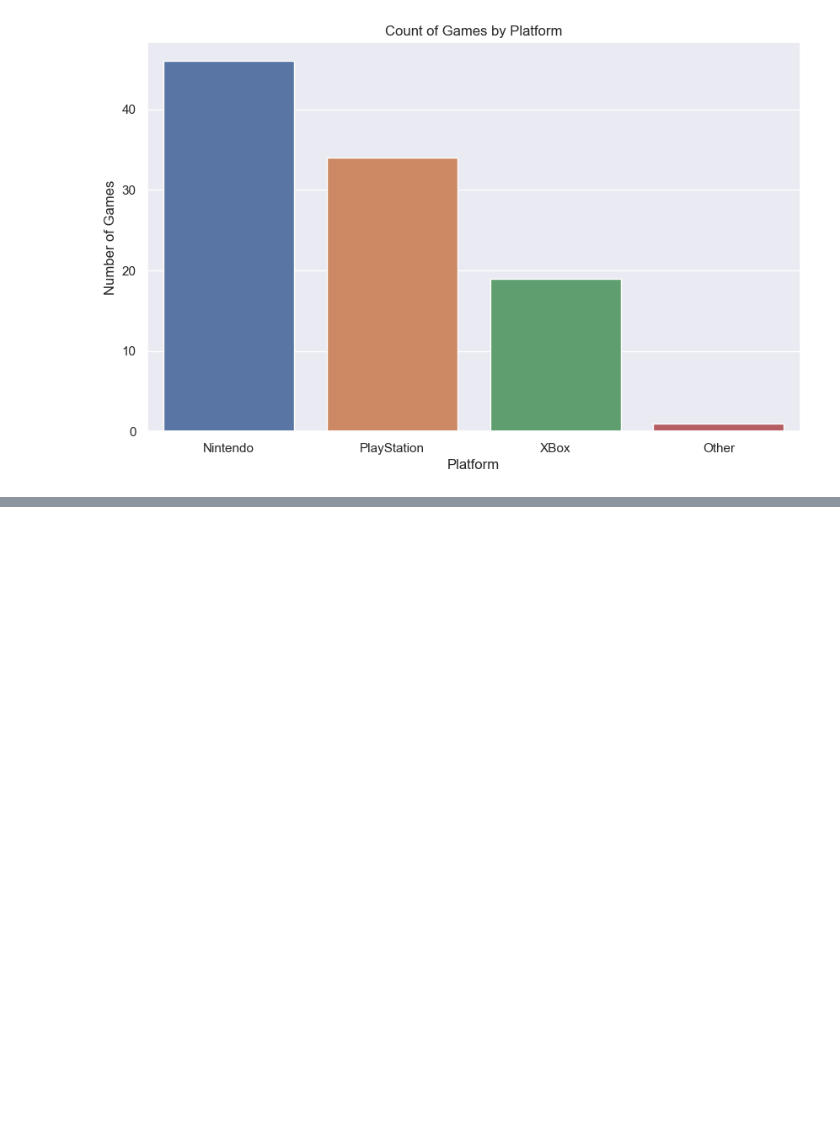
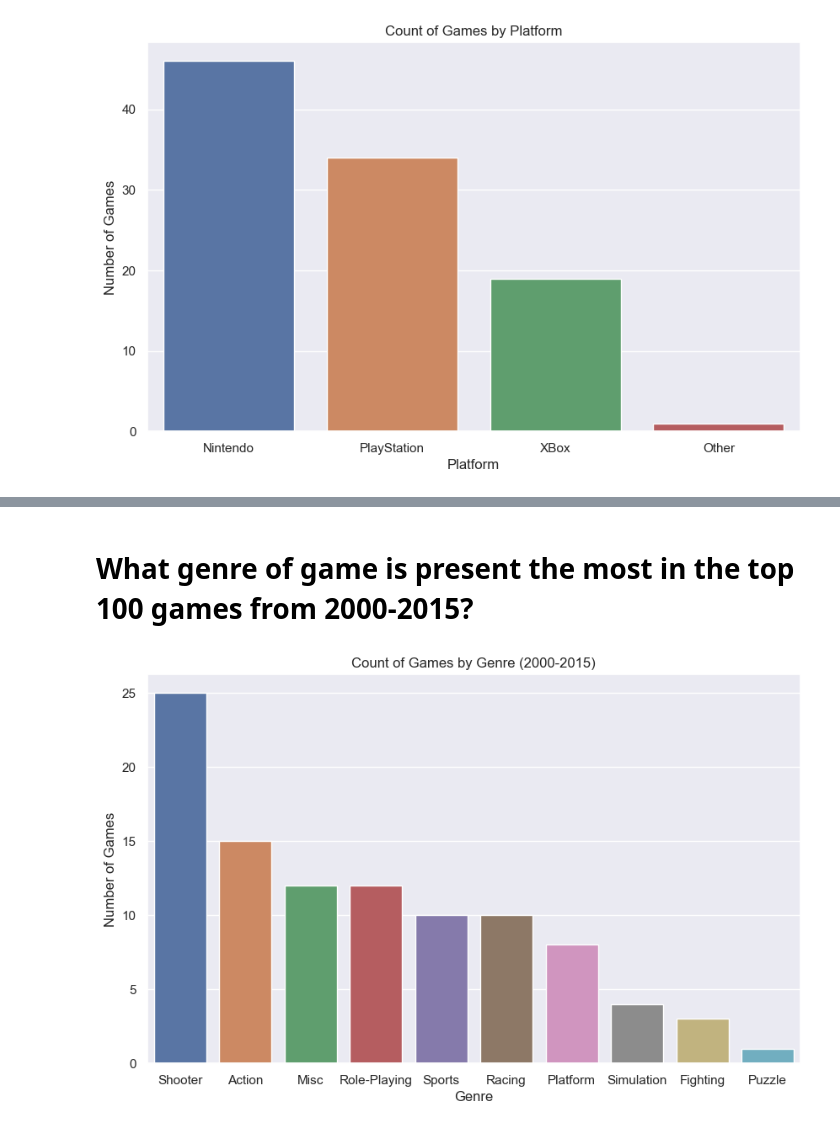
Before and after one commit to nseitler/video-game-sales, a Jupyter notebook: VideoGameDataViz.ipynb, the cells around one changed output, grey strips where cells are left out. Drawn from its saved outputs; the diff is of its cells as text; code cells hidden in the pictures; blank space fills up the shorter version.

```diff
--- a/VideoGameDataViz.ipynb
+++ b/VideoGameDataViz.ipynb
@@ -141,0 +153,17 @@ plt.show()
+# %% [markdown]
+# What genre of game is present the most in the top 100 games from 2000-2015?
+# %%
+filtered_vg = vg[(vg['Year'] >= 2000) & (vg['Year'] <= 2015)]
+
+genre_counts = filtered_vg['Genre'].value_counts()
+
+plt.figure(figsize=(10, 6))
+sns.barplot(x=genre_counts.index, y=genre_counts.values)
+
+plt.title('Count of Games by Genre (2000-2015)')
+plt.xlabel('Genre')
+plt.ylabel('Number of Games')
+
+plt.show()
+# %% [output]
+[figure, added]
```
Also changed, not shown: parts of 7 cells of this notebook.
